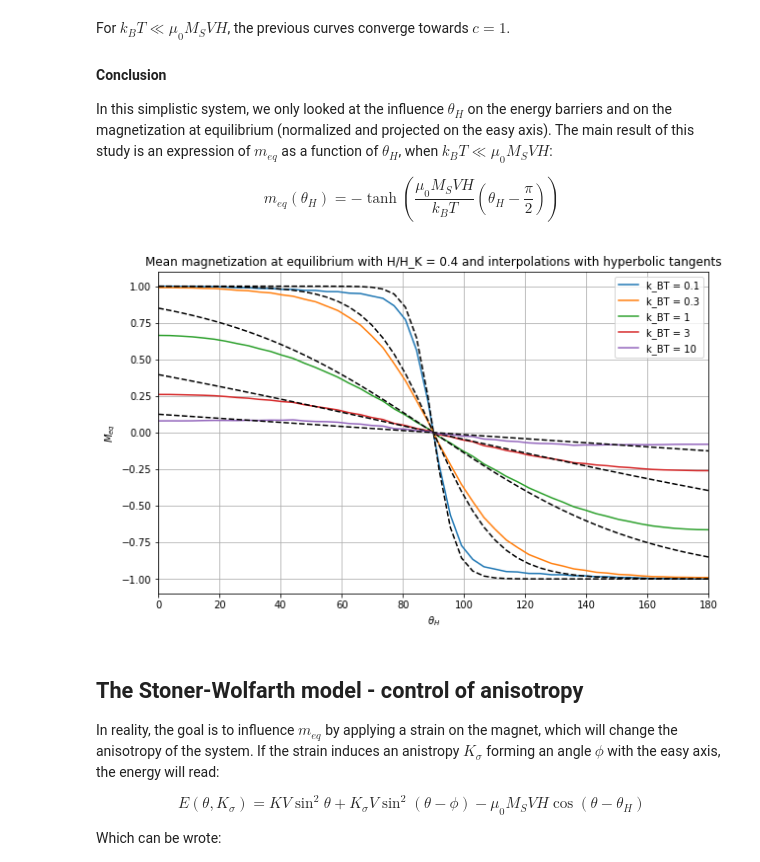
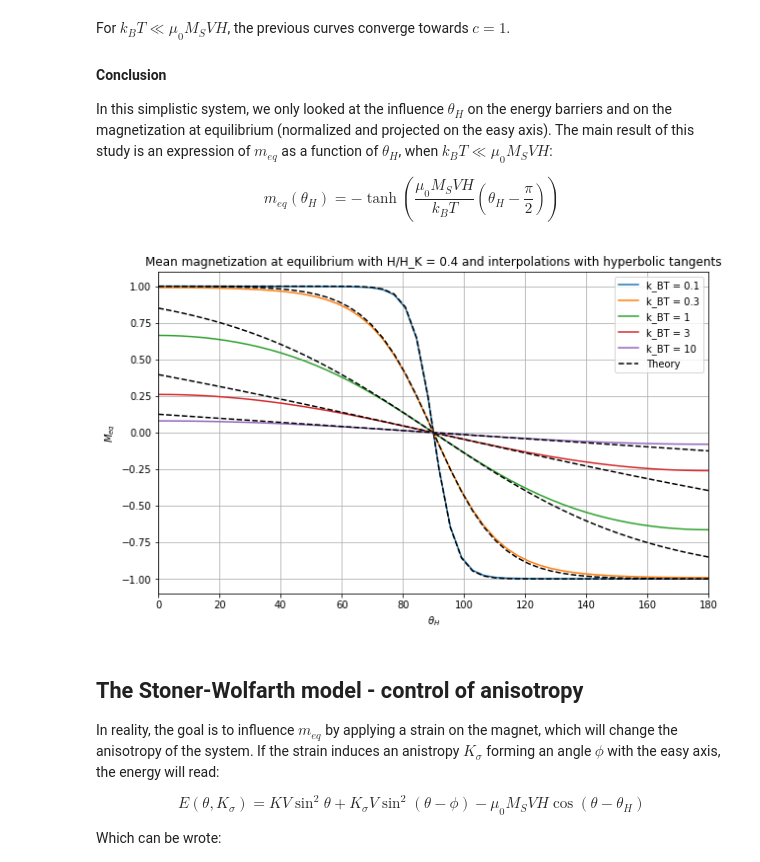
Before and after one commit to spintronic-computing-group/spnc, a Jupyter notebook: notebooks/SPNC-anisotropy/SPNC-Anisotropy.ipynb, the cells around one changed output. Saved outputs shown, nothing was run; the diff lists cells and outputs as text; code cells hidden in the pictures.

```diff
--- a/notebooks/SPNC-anisotropy/SPNC-Anisotropy.ipynb
+++ b/notebooks/SPNC-anisotropy/SPNC-Anisotropy.ipynb
@@ -174,9 +198,9 @@ where $m_{eq}$ is is the magnetization at equilibrium (projected on the east axi
 
 $$m_{eq} = \frac{\cos{\theta_1}\omega_{21} + \cos{\theta_2}\omega_{12}}{\omega}$$
 # %%
-def mag_eq(theta_1,theta_2,e_12,e_21,k_BT):
-    w_12 = omega(e_12,k_BT)
-    w_21 = omega(e_21,k_BT)
+def mag_eq(theta_1,theta_2,e_12_1,e_21_1,e_12_2,e_21_2,k_BT):
+    w_12 = omega(e_12_1,e_12_2,k_BT)
+    w_21 = omega(e_21_1,e_21_2,k_BT)
     return((np.cos(theta_1*np.pi/180)*w_21+np.cos(theta_2*np.pi/180)*w_12)/(w_21+w_12))
 # %%
 Temperatures = [0.1, 0.3, 1, 3, 10]
@@ -185,7 +209,7 @@ Mag_eq_T = []
 for k_BT in Temperatures:
     Mag_eq = []
     for i in range(len(Theta_1)):
-        Mag_eq.append(mag_eq(Theta_1[i],Theta_2[i],E_12[i],E_21[i],k_BT))
+        Mag_eq.append(mag_eq(Theta_1[i],Theta_2[i],E_12_1[i],E_21_1[i],E_12_2[i],E_21_2[i],k_BT))
     Mag_eq_T.append(Mag_eq)
 # %%
 plt.figure(figsize = (10,6))
@@ -235,7 +259,7 @@ Mag_eq_T = []
 for k_BT in Temperatures_large:
     Mag_eq = []
     for i in range(len(Theta_1)):
-        Mag_eq.append(mag_eq(Theta_1[i],Theta_2[i],E_12[i],E_21[i],k_BT))
+        Mag_eq.append(mag_eq(Theta_1[i],Theta_2[i],E_12_1[i],E_21_1[i],E_12_2[i],E_21_2[i],k_BT))
     Mag_eq_T.append(Mag_eq)
 # %%
 Alpha_vs_T = []
@@ -341,23 +389,27 @@ for k in K_list:
     K = k
 
     Theta_H = np.linspace(0,180,50)
-    E_12 = []
-    E_21 = []
+    E_12_1 = []
+    E_21_1 = []
+    E_12_2 = []
+    E_21_2 = []
     Theta_1 = []
     Theta_2 = []
     for theta_H in Theta_H:
-        (theta_1,theta_2,e_12,e_21) = energy_barriers(theta_H)
+        (theta_1,theta_2,e_12_1,e_21_1,e_12_2,e_21_2) = energy_barriers(theta_H)
         Theta_1.append(theta_1)
         Theta_2.append(theta_2)
-        E_12.append(e_12)
-        E_21.append(e_21)
+        E_12_1.append(e_12_1)
+        E_21_1.append(e_21_1)
+        E_12_2.append(e_12_2)
+        E_21_2.append(e_21_2)
 
     Temperatures_large = np.logspace(-2,1,30)
     Mag_eq_T = []
     for k_BT in Temperatures_large:
         Mag_eq = []
         for i in range(len(Theta_1)):
-            Mag_eq.append(mag_eq(Theta_1[i],Theta_2[i],E_12[i],E_21[i],k_BT))
+            Mag_eq.append(mag_eq(Theta_1[i],Theta_2[i],E_12_1[i],E_21_1[i],E_12_2[i],E_21_2[i],k_BT))
         Mag_eq_T.append(Mag_eq)
 
     Alpha_vs_T = []
@@ -427,19 +486,31 @@ In this simplistic system, we only looked at the influence $\theta_H$ on the ene
 
 $$m_{eq}(\theta_H)=-\tanh{\left(\frac{\mu_0M_SVH}{k_BT}\left(\theta_H-\frac{\pi}{2}\right)\right)}$$
 # %%
+Temperatures = [0.1, 0.3, 1, 3, 10]
+
+Mag_eq_T = []
+for k_BT in Temperatures:
+    Mag_eq = []
+    for i in range(len(Theta_1)):
+        Mag_eq.append(mag_eq(Theta_1[i],Theta_2[i],E_12_1[i],E_21_1[i],E_12_2[i],E_21_2[i],k_BT))
+    Mag_eq_T.append(Mag_eq)
+
 plt.figure(figsize = (10,6))
 for i in range(len(Temperatures)):
     plt.plot(Theta_H,Mag_eq_T[i],label="k_BT = "+str(Temperatures[i]))
-    plt.plot(Theta_H,-np.tanh(mu_0*M_S*V*H*(Theta_H-90)*np.pi/180/Temperatures[i]),'k--')
+    if(i==len(Temperatures)-1):
+        plt.plot(Theta_H,-np.tanh(mu_0*M_S*V*H*(Theta_H-90)*np.pi/180/Temperatures[i]),'k--',label="Theory")
+    else:
+        plt.plot(Theta_H,-np.tanh(mu_0*M_S*V*H*(Theta_H-90)*np.pi/180/Temperatures[i]),'k--')
 plt.xlim(0,180)
 plt.legend(loc="best")
 plt.grid(True)
 plt.xlabel(r'$\theta_H$')
 plt.ylabel(r'$M_{eq}$')
 plt.title("Mean magnetization at equilibrium with H/H_K = "+str(H/H_K)+" and interpolations with hyperbolic tangents")
 plt.show()
 # %% [output]
-[figure, old version]
+[figure, new version]
 # %% [markdown]
 ## The Stoner-Wolfarth model -  control of anisotropy
 
```
Also changed, not shown: parts of 12 cells of this notebook.
